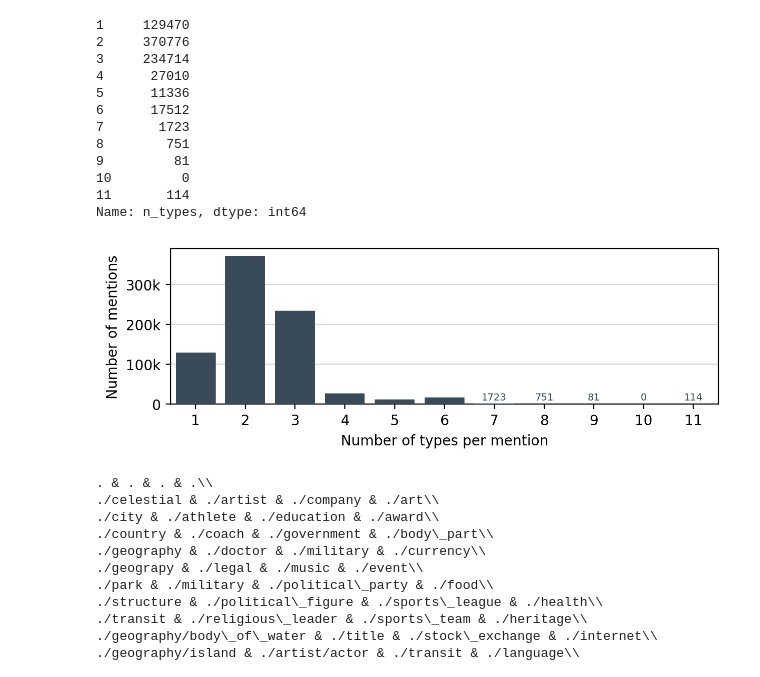
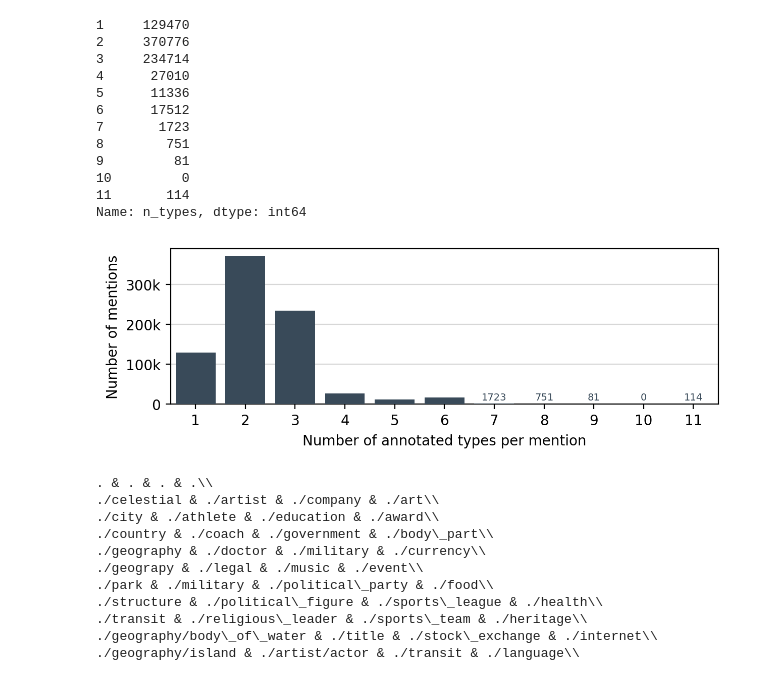
Before and after one commit to psaegert/nli-nec, a Jupyter notebook: dev/analysis/eda.ipynb, the cells around one changed output. Saved outputs shown, nothing was run; the diff lists cells and outputs as text; code cells hidden in the pictures.

```diff
--- a/dev/analysis/eda.ipynb
+++ b/dev/analysis/eda.ipynb
@@ -96,27 +96,27 @@ Name: n_types, dtype: int64
 # %%
 fig, ax = plt.subplots(figsize=(7, 2), dpi=200)
 
 ax.bar(types_per_mention_hist.index, types_per_mention_hist.values, color=color_palette('medium'), zorder=3)
 
 # For 7 to 9 types, annotate the number of mentions
 for i in range(7, 12):
     ax.text(i, 10000, f'{types_per_mention_hist[i]}', ha='center', fontsize=7, color=color_palette('medium'))
 
-ax.set_xlabel('Number of types per mention')
+ax.set_xlabel('Number of annotated types per mention')
 ax.set_ylabel('Number of mentions')
 
 
 # ax.set_title('Distribution of number of types per entity');
 ax.set_xticks(np.arange(1, 1 + max(data['n_types'])))
 
 ax.set_xlim(0.5, 0.5 + max(data['n_types']))
 
 ax.grid(axis='y', alpha=0.5, zorder=0)
 
 ax.set_yticks([0, 1e5, 2e5, 3e5])
 ax.set_yticklabels([0, '100k', '200k', '300k']);
 # %% [output]
-[figure, old version]
+[figure, new version]
 # %%
 # Explode the types
 types = data['full_type'].explode().reset_index(drop=True)
```
Also changed, not shown: parts of 1 cell of this notebook, 5 other files.
